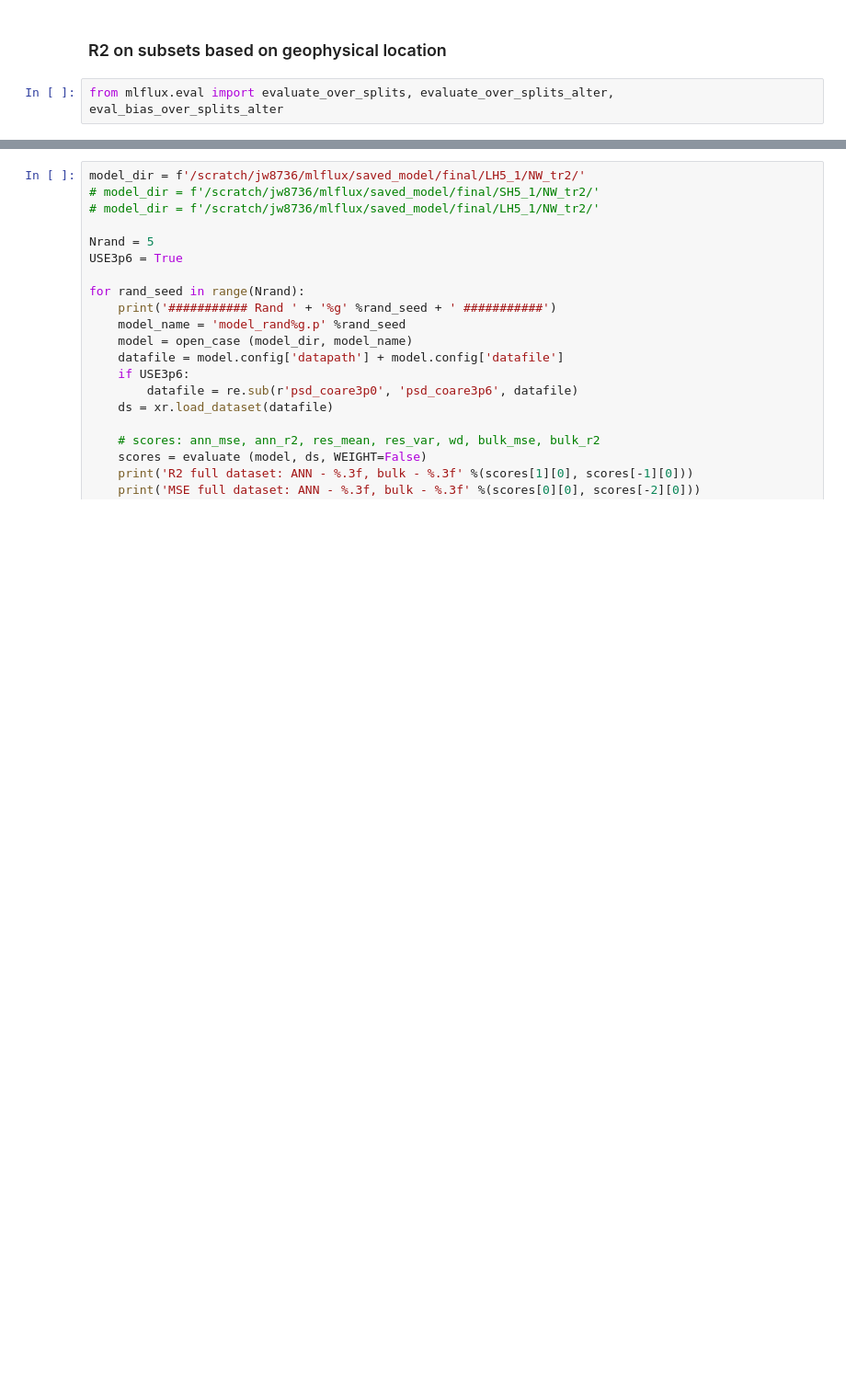
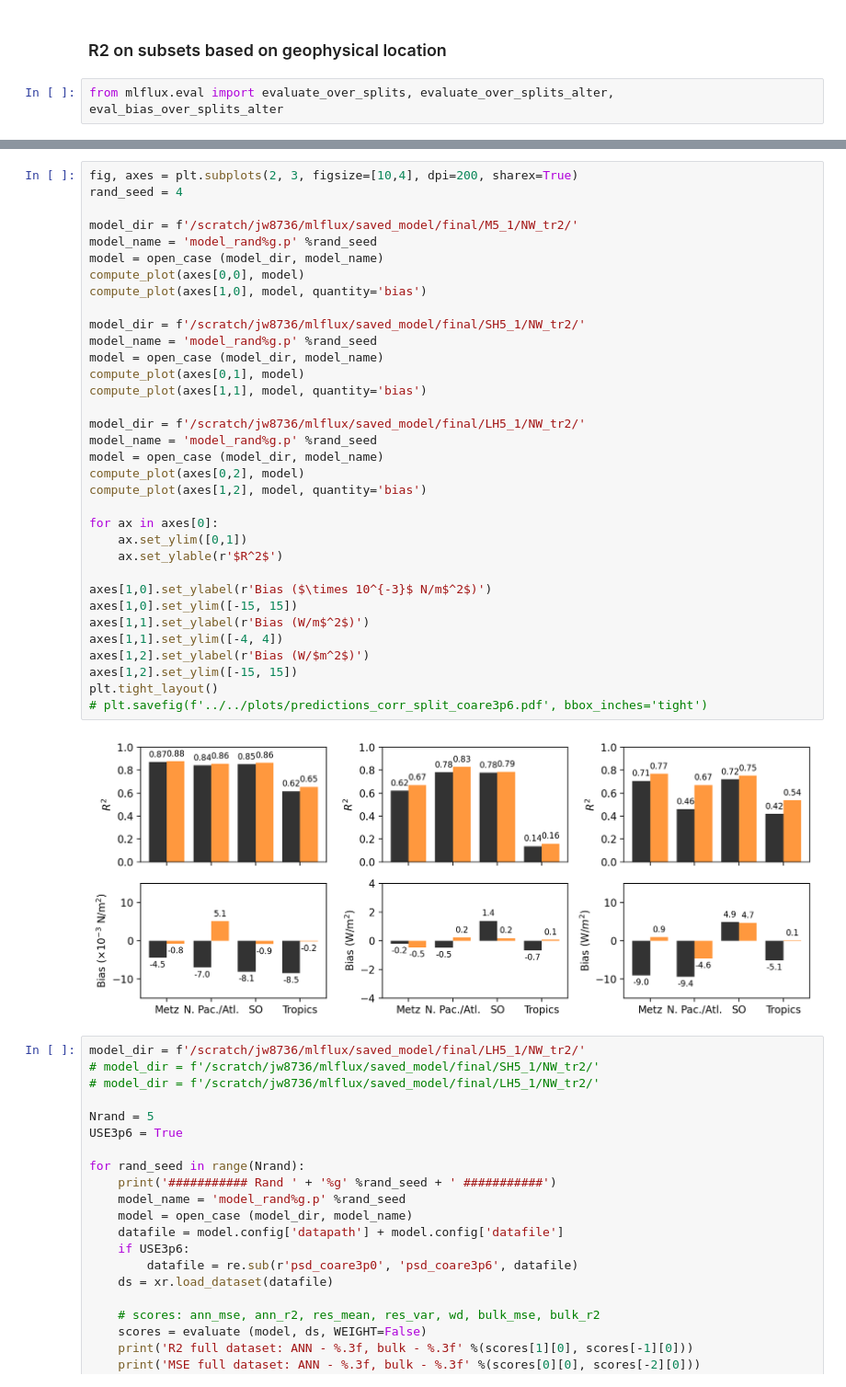
Before and after one commit to jiarong-wu/mlflux, a Jupyter notebook: notebooks/regression/Eval2-pred-res.ipynb, the cells around one changed output, grey strips where cells are left out. Shown at 92% size. Drawn from its saved outputs; the diff is of its cells as text; blank space fills up the shorter version.

```diff
--- a/notebooks/regression/Eval2-pred-res.ipynb
+++ b/notebooks/regression/Eval2-pred-res.ipynb
@@ -256,3 +279,39 @@ plt.savefig(f'../../plots/predictions_corr_split_coare3p6.pdf', bbox_inches='tig
+# %%
+fig, axes = plt.subplots(2, 3, figsize=[10,4], dpi=200, sharex=True)
+rand_seed = 4
+
+model_dir = f'/scratch/jw8736/mlflux/saved_model/final/M5_1/NW_tr2/'
+model_name = 'model_rand%g.p' %rand_seed
+model = open_case (model_dir, model_name)
+compute_plot(axes[0,0], model)
+compute_plot(axes[1,0], model, quantity='bias')
+
+model_dir = f'/scratch/jw8736/mlflux/saved_model/final/SH5_1/NW_tr2/'
+model_name = 'model_rand%g.p' %rand_seed
+model = open_case (model_dir, model_name)
+compute_plot(axes[0,1], model)
+compute_plot(axes[1,1], model, quantity='bias')
+
+model_dir = f'/scratch/jw8736/mlflux/saved_model/final/LH5_1/NW_tr2/'
+model_name = 'model_rand%g.p' %rand_seed
+model = open_case (model_dir, model_name)
+compute_plot(axes[0,2], model)
+compute_plot(axes[1,2], model, quantity='bias')
+
+for ax in axes[0]:
+    ax.set_ylim([0,1])
+    ax.set_ylable(r'$R^2$')
+
+axes[1,0].set_ylabel(r'Bias ($\times 10^{-3}$ N/m$^2$)')
+axes[1,0].set_ylim([-15, 15])
+axes[1,1].set_ylabel(r'Bias (W/m$^2$)')
+axes[1,1].set_ylim([-4, 4])
+axes[1,2].set_ylabel(r'Bias (W/$m^2$)')
+axes[1,2].set_ylim([-15, 15])
+plt.tight_layout()
+# plt.savefig(f'../../plots/predictions_corr_split_coare3p6.pdf', bbox_inches='tight')
+# %% [output]
+[figure, added]
 # %%
 model_dir = f'/scratch/jw8736/mlflux/saved_model/final/LH5_1/NW_tr2/'
 # model_dir = f'/scratch/jw8736/mlflux/saved_model/final/SH5_1/NW_tr2/'
```
Also changed, not shown: parts of 2 cells of this notebook, 10 other files.
